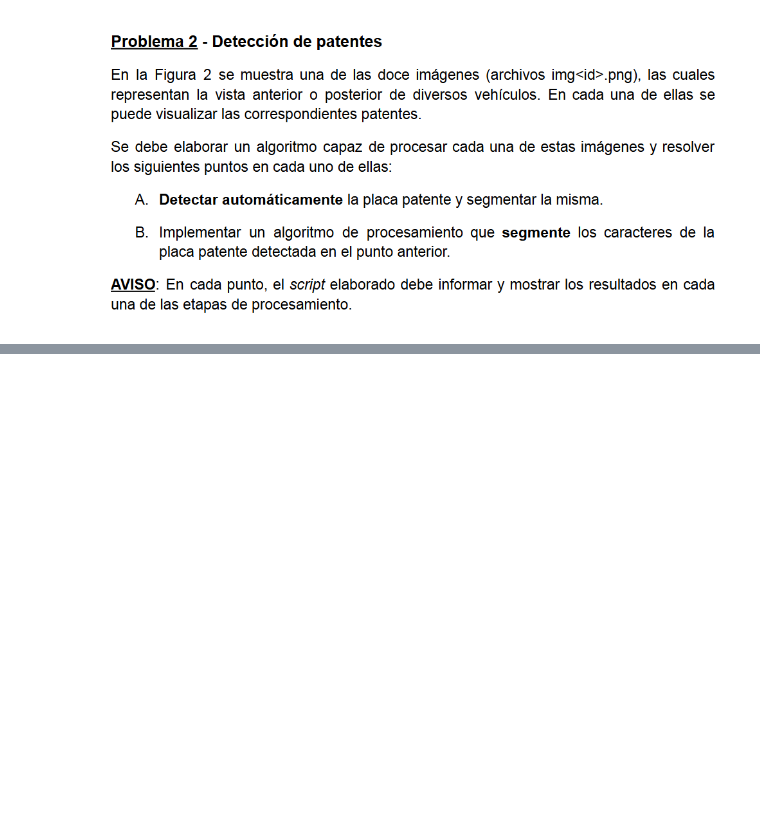
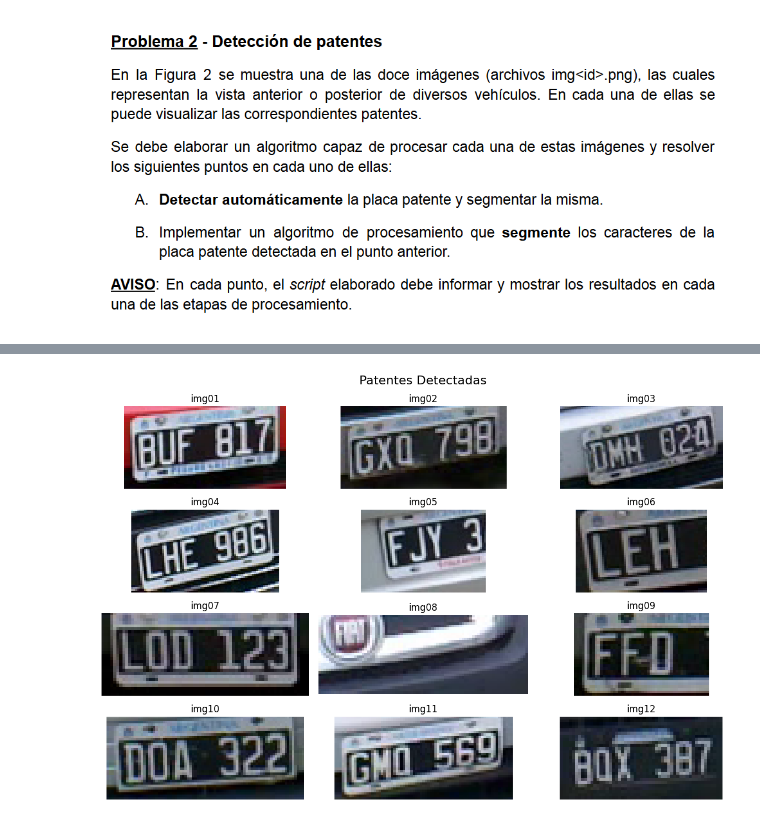
Before and after one commit to maxiromano/tp2_pdi_Molina_Romano, a Jupyter notebook: parte2.ipynb, the cells around one changed output, grey strips where cells are left out. Cells and saved outputs as stored; diff of their text form; code cells hidden in the pictures; blank space fills up the shorter version.

```diff
--- a/parte2.ipynb
+++ b/parte2.ipynb
@@ -99,3 +8,90 @@ plt.show()
+# %%
+def obtener_recorte_patente(path):
+    img = cv2.imread(path)
+    if img is None: return None
+
+    gray = cv2.cvtColor(img, cv2.COLOR_BGR2GRAY)
+    kernel = cv2.getStructuringElement(cv2.MORPH_RECT, (13, 5))
+    blackhat = cv2.morphologyEx(gray, cv2.MORPH_BLACKHAT, kernel)
+    thresh = cv2.threshold(blackhat, 0, 255, cv2.THRESH_BINARY + cv2.THRESH_OTSU)[1]
+
+    #candidatos
+    cnts, _ = cv2.findContours(thresh, cv2.RETR_EXTERNAL, cv2.CHAIN_APPROX_SIMPLE)
+    candidatos = []
+
+    for c in cnts:
+        x, y, w, h = cv2.boundingRect(c)
+        aspect = w / h
+
+        if 1.5 < aspect < 3.5 and w*h > 20 and 15 < h < 40:
+            candidatos.append((x, y, w, h))
+
+    if not candidatos:
+        return None
+
+    H, W = img.shape[:2]
+
+    #seleccion
+    def calcular_puntaje(r):
+        x, y, w, h = r
+
+        #Centrado Horizontal
+        center_x = x + w//2
+        dist_center_x = abs(W//2 - center_x)
+
+        if dist_center_x < W * 0.15: s_center_x = 15
+        elif dist_center_x < W * 0.35: s_center_x = 5
+        else: s_center_x = -5
+
+        #Posición Vertical
+        center_y = y + h//2
+        s_pos_y = 5 if 0.30 * H < center_y < 0.85 * H else -5
+
+        #Tamaño
+        area = w * h
+        s_size = 5 if area > (W*H)*0.005 else 0
+
+        return s_center_x  + s_pos_y + s_size
+
+    ganador = max(candidatos, key=calcular_puntaje)
+    x, y, w, h = ganador
+
+    pad = 5
+    recorte = img[max(0, y-pad):min(H, y+h+pad), max(0, x-pad):min(W, x+w+pad)]
+
+    return recorte
+
+
+
+
+resultados_crops = []
+nombres_archivos = []
+
+for i in range(1, 13):
+    nombre_archivo = f'img/img{i:02d}.png'
+    recorte = obtener_recorte_patente(nombre_archivo)
+    resultados_crops.append(recorte)
+    nombres_archivos.append(f"img{i:02d}")
+
+
+fig, axes = plt.subplots(4, 3, figsize=(12, 8))
+fig.suptitle('Patentes Detectadas', fontsize=16)
+
+axes = axes.ravel()
+
+for i, ax in enumerate(axes):
+    if i < len(resultados_crops):
+        img_rgb = cv2.cvtColor(resultados_crops[i], cv2.COLOR_BGR2RGB)
+        ax.imshow(img_rgb)
+        ax.set_title(nombres_archivos[i])
+        ax.axis('off')
+    else:
+        ax.axis('off')
+
+plt.tight_layout()
+plt.show()
+# %% [output]
+[figure, added]
 # %%
 def segmentar_caracteres(img_patente):
     if img_patente is None: return []
```
Also changed, not shown: parts of 3 cells of this notebook.
